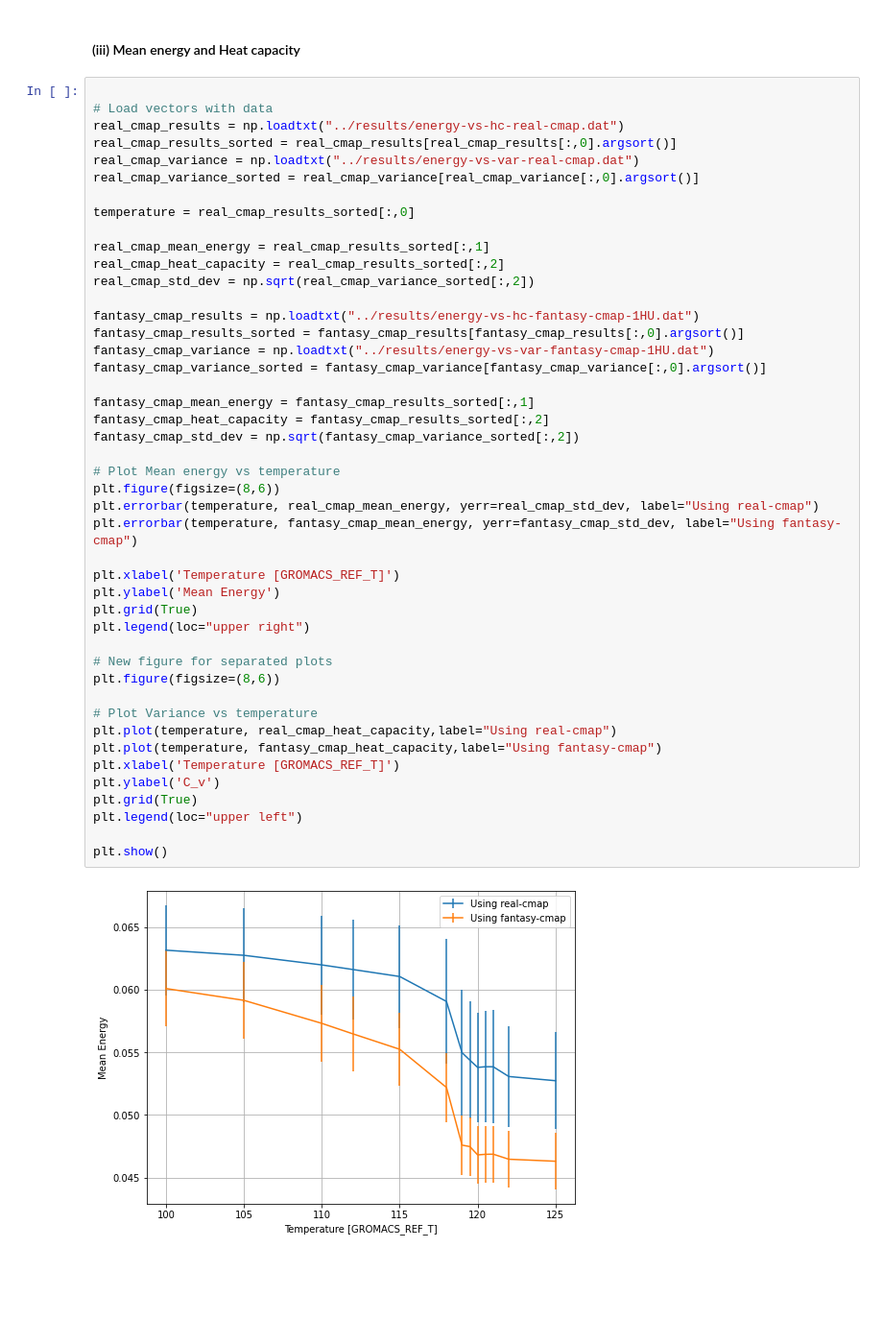
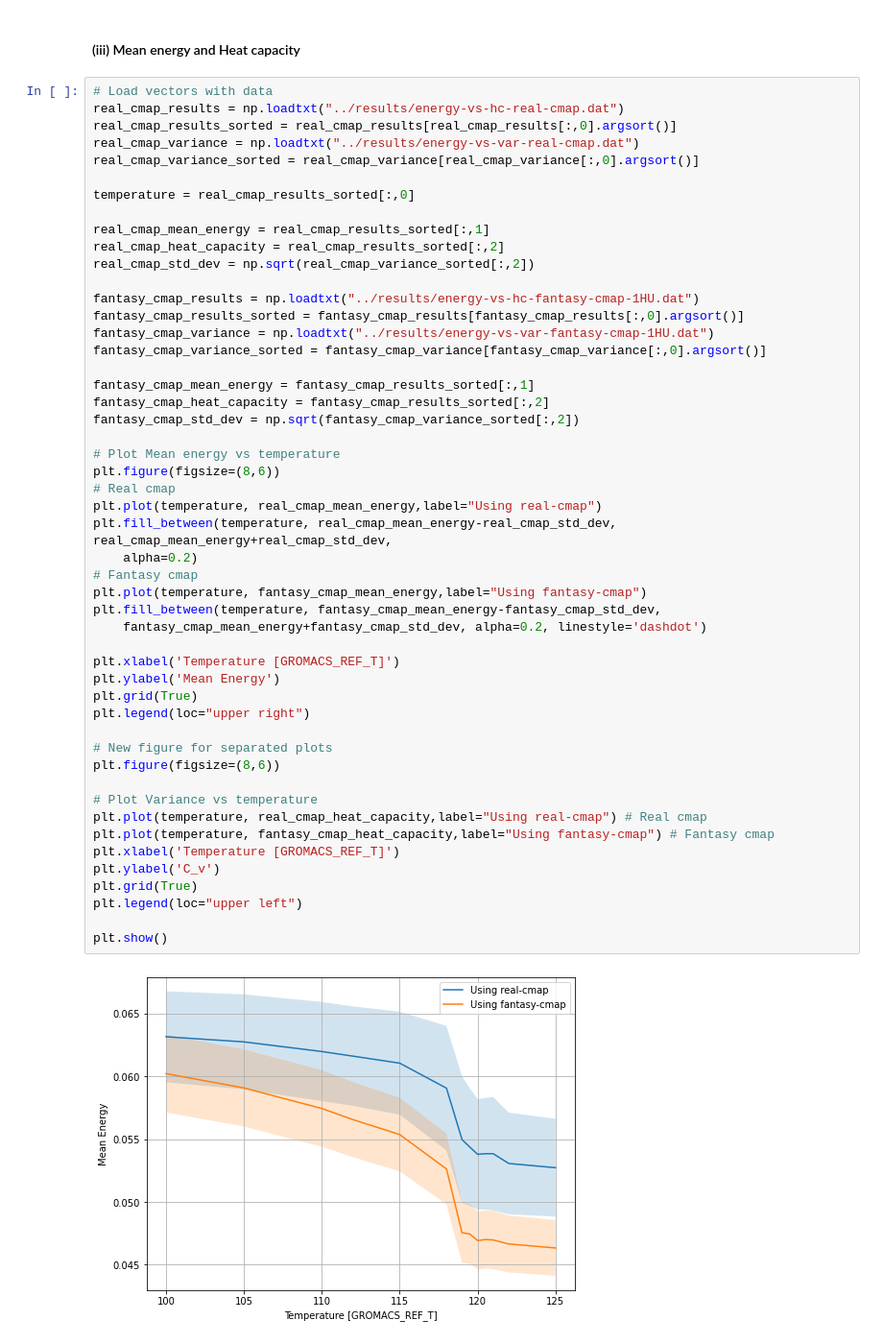
Before and after one commit to mattbona/protein-RBM, a Jupyter notebook: rbm/notebook/Gprotein_rbm.ipynb, the cells around one changed output. Shown: that part at 96% size. Drawn from its saved outputs; the diff is of its cells as text; blank space fills up the shorter version.

```diff
--- a/rbm/notebook/Gprotein_rbm.ipynb
+++ b/rbm/notebook/Gprotein_rbm.ipynb
@@ -127,7 +192,6 @@ Once that the RBM is trained at a certain temperature we can compute as many fan
 # %% [markdown]
 #### (iii) Mean energy and Heat capacity
 # %%
-
 # Load vectors with data
 real_cmap_results = np.loadtxt("../results/energy-vs-hc-real-cmap.dat")
 real_cmap_results_sorted = real_cmap_results[real_cmap_results[:,0].argsort()]
@@ -141,35 +205,41 @@ real_cmap_heat_capacity = real_cmap_results_sorted[:,2]
 real_cmap_std_dev = np.sqrt(real_cmap_variance_sorted[:,2])
 
 fantasy_cmap_results = np.loadtxt("../results/energy-vs-hc-fantasy-cmap-1HU.dat")
 fantasy_cmap_results_sorted = fantasy_cmap_results[fantasy_cmap_results[:,0].argsort()]
 fantasy_cmap_variance = np.loadtxt("../results/energy-vs-var-fantasy-cmap-1HU.dat")
 fantasy_cmap_variance_sorted = fantasy_cmap_variance[fantasy_cmap_variance[:,0].argsort()]
 
 fantasy_cmap_mean_energy = fantasy_cmap_results_sorted[:,1]
 fantasy_cmap_heat_capacity = fantasy_cmap_results_sorted[:,2]
 fantasy_cmap_std_dev = np.sqrt(fantasy_cmap_variance_sorted[:,2])
 
 # Plot Mean energy vs temperature
 plt.figure(figsize=(8,6))
-plt.errorbar(temperature, real_cmap_mean_energy, yerr=real_cmap_std_dev, label="Using real-cmap")
-plt.errorbar(temperature, fantasy_cmap_mean_energy, yerr=fantasy_cmap_std_dev, label="Using fantasy-cmap")
+# Real cmap
+plt.plot(temperature, real_cmap_mean_energy,label="Using real-cmap")
+plt.fill_between(temperature, real_cmap_mean_energy-real_cmap_std_dev, real_cmap_mean_energy+real_cmap_std_dev,
+    alpha=0.2)
+# Fantasy cmap
+plt.plot(temperature, fantasy_cmap_mean_energy,label="Using fantasy-cmap")
+plt.fill_between(temperature, fantasy_cmap_mean_energy-fantasy_cmap_std_dev,
+    fantasy_cmap_mean_energy+fantasy_cmap_std_dev, alpha=0.2, linestyle='dashdot')
 
 plt.xlabel('Temperature [GROMACS_REF_T]')
 plt.ylabel('Mean Energy')
 plt.grid(True)
 plt.legend(loc="upper right")
 
 # New figure for separated plots
 plt.figure(figsize=(8,6))
 
 # Plot Variance vs temperature
-plt.plot(temperature, real_cmap_heat_capacity,label="Using real-cmap")
-plt.plot(temperature, fantasy_cmap_heat_capacity,label="Using fantasy-cmap")
+plt.plot(temperature, real_cmap_heat_capacity,label="Using real-cmap") # Real cmap
+plt.plot(temperature, fantasy_cmap_heat_capacity,label="Using fantasy-cmap") # Fantasy cmap
 plt.xlabel('Temperature [GROMACS_REF_T]')
 plt.ylabel('C_v')
 plt.grid(True)
 plt.legend(loc="upper left")
 
 plt.show()
 # %% [output]
-[figure, old version]
+[figure, new version]
```
Also changed, not shown: parts of 6 cells of this notebook, 2 other files.
